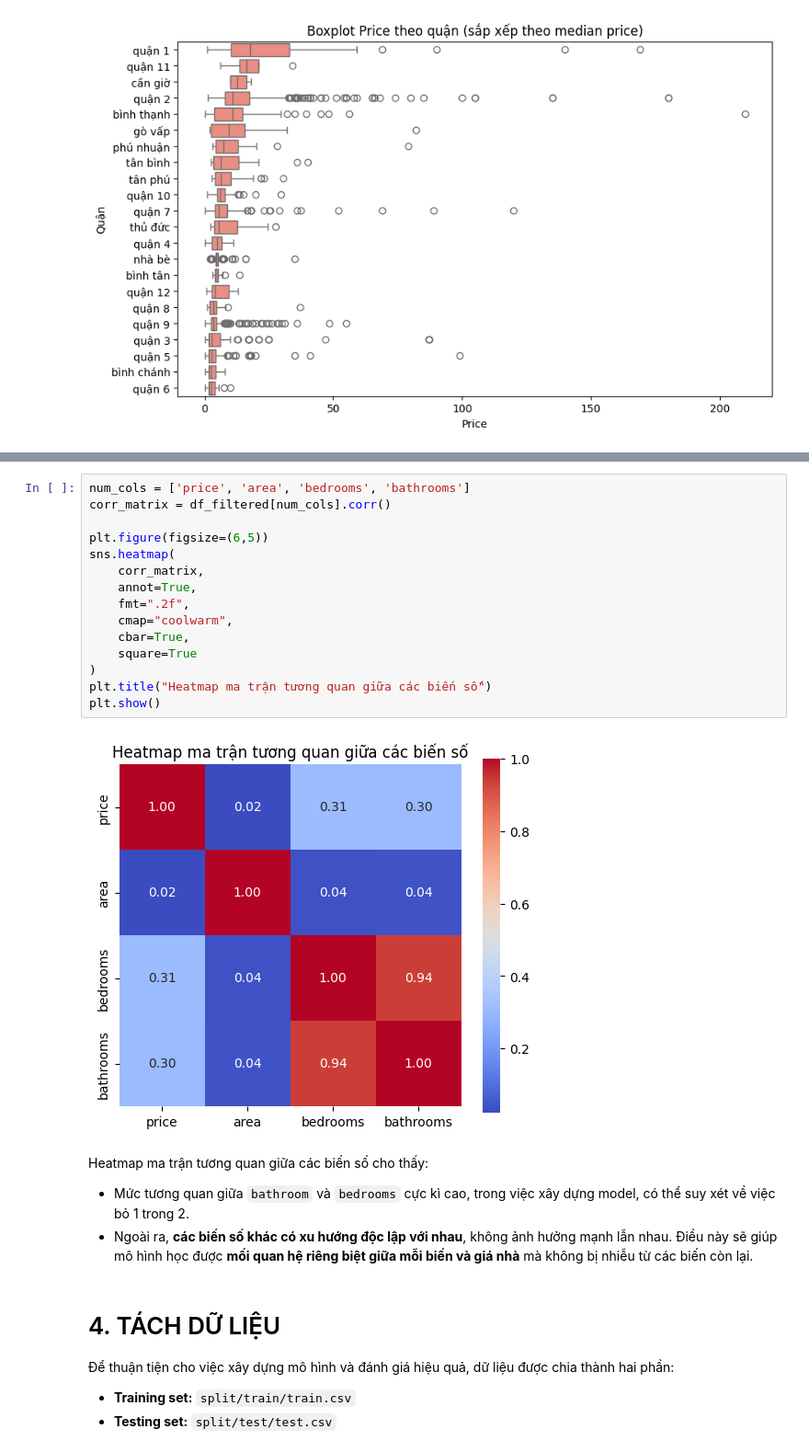
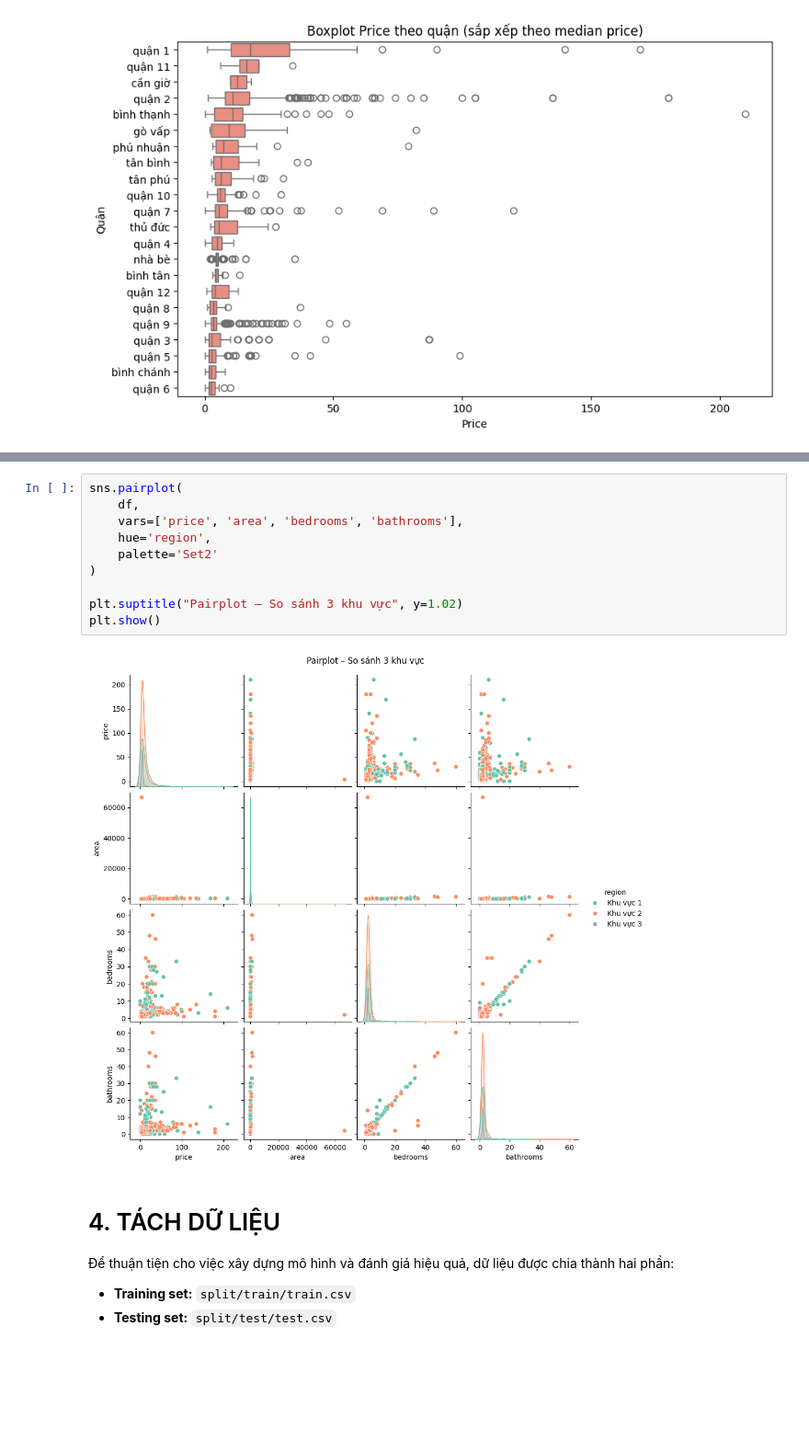
Before and after one commit to thloc1212/INTROML, a Jupyter notebook: notebook/eda.ipynb, the cells around one changed output, grey strips where cells are left out. Shown at 92% size. Cells and saved outputs as stored; diff of their text form; blank space fills up the shorter version.

```diff
--- a/notebook/eda.ipynb
+++ b/notebook/eda.ipynb
@@ -235,25 +282,15 @@ Sau khi chia dữ liệu theo từng nhóm **5 quận** và vẽ pairplot:
-# %%
-num_cols = ['price', 'area', 'bedrooms', 'bathrooms']
-corr_matrix = df_filtered[num_cols].corr()
-
-plt.figure(figsize=(6,5))
-sns.heatmap(
-    corr_matrix,
-    annot=True,
-    fmt=".2f",
-    cmap="coolwarm",
-    cbar=True,
-    square=True
-)
-plt.title("Heatmap ma trận tương quan giữa các biến số")
-plt.show()
-# %% [output]
-[figure, removed]
-# %% [markdown]
-
-Heatmap ma trận tương quan giữa các biến số cho thấy:
-- Mức tương quan giữa `bathroom` và `bedrooms` cực kì cao, trong việc xây dựng model, có thể suy xét về việc bỏ 1 trong 2.
-- Ngoài ra, **các biến số khác có xu hướng độc lập với nhau**, không ảnh hưởng mạnh lẫn nhau. Điều này sẽ giúp mô hình học được **mối quan hệ riêng biệt giữa mỗi biến và giá nhà** mà không bị nhiễu từ các biến còn lại.
+# %%
+sns.pairplot(
+    df,
+    vars=['price', 'area', 'bedrooms', 'bathrooms'],
+    hue='region',
+    palette='Set2'
+)
+
+plt.suptitle("Pairplot – So sánh 3 khu vực", y=1.02)
+plt.show()
+# %% [output]
+[figure, added]
 # %% [markdown]
 # 4. TÁCH DỮ LIỆU
 
```
Also changed, not shown: parts of 46 cells of this notebook, 3 other files.
